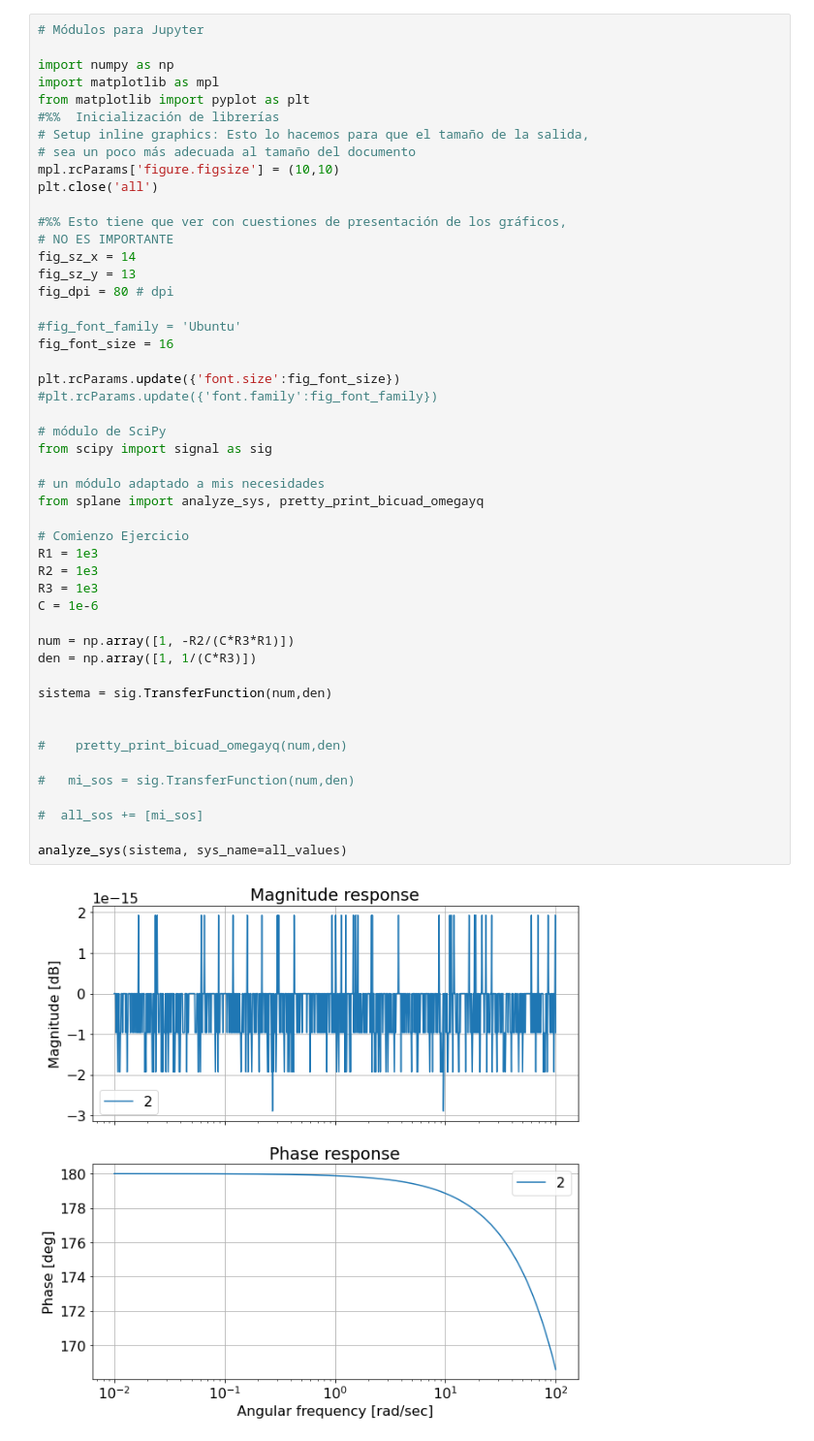
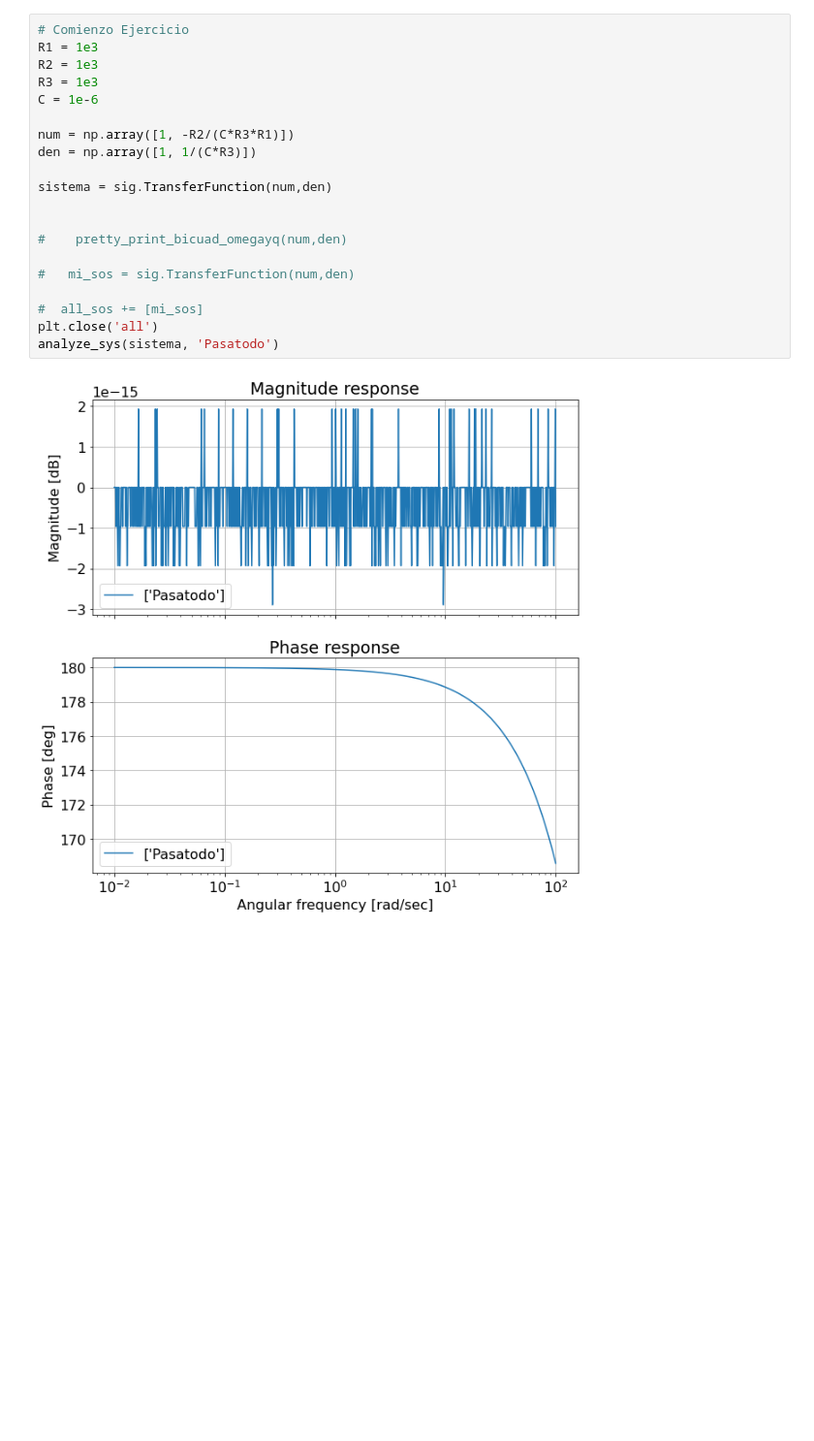
Before and after one commit to mpmarfisi/TC2, a Jupyter notebook: Tarea Semanal 1/TS1_Marfisi.ipynb, the cells around one changed output. Shown: that part at 97% size. Drawn from its saved outputs; the diff is of its cells as text; blank space fills up the shorter version.

Commit message:
Agrega archivos simulacion e imagenes, completa Notebook

```diff
--- a/Tarea Semanal 1/TS1_Marfisi.ipynb
+++ b/Tarea Semanal 1/TS1_Marfisi.ipynb
@@ -23,51 +46,22 @@ quedando como único parámetro $Q$. En la siguiente simulación se ejemplifica
 # %%
-# Módulos para Jupyter
-
-import numpy as np
-import matplotlib as mpl
-from matplotlib import pyplot as plt
-#%%  Inicialización de librerías
-# Setup inline graphics: Esto lo hacemos para que el tamaño de la salida,
-# sea un poco más adecuada al tamaño del documento
-mpl.rcParams['figure.figsize'] = (10,10)
-plt.close('all')
-
-#%% Esto tiene que ver con cuestiones de presentación de los gráficos,
-# NO ES IMPORTANTE
-fig_sz_x = 14
-fig_sz_y = 13
-fig_dpi = 80 # dpi
-
-#fig_font_family = 'Ubuntu'
-fig_font_size = 16
-
-plt.rcParams.update({'font.size':fig_font_size})
-#plt.rcParams.update({'font.family':fig_font_family})
-
-# módulo de SciPy
-from scipy import signal as sig
-
-# un módulo adaptado a mis necesidades
-from splane import analyze_sys, pretty_print_bicuad_omegayq
-
 # Comienzo Ejercicio
 R1 = 1e3
 R2 = 1e3
 R3 = 1e3
 C = 1e-6
 
 num = np.array([1, -R2/(C*R3*R1)])
 den = np.array([1, 1/(C*R3)])
 
 sistema = sig.TransferFunction(num,den)
 
 
 #    pretty_print_bicuad_omegayq(num,den)
 
 #   mi_sos = sig.TransferFunction(num,den)
 
 #  all_sos += [mi_sos]
-
-analyze_sys(sistema, sys_name=all_values)
+plt.close('all')
+analyze_sys(sistema, 'Pasatodo')
 # %% [output]
-[figure, old version]
+[figure, new version]
```
Also changed, not shown: parts of 18 cells of this notebook, 6 other files.
